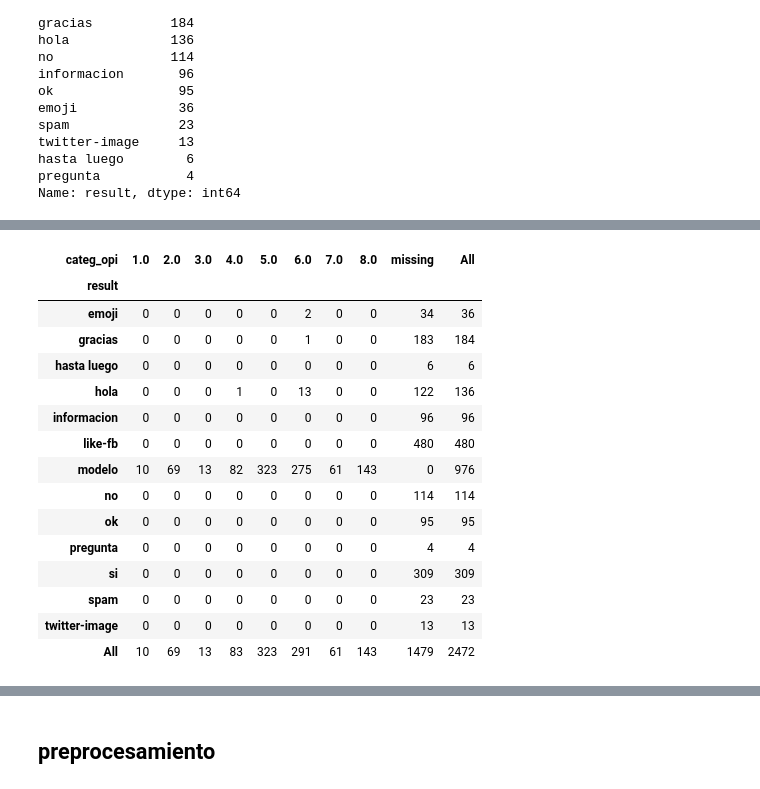
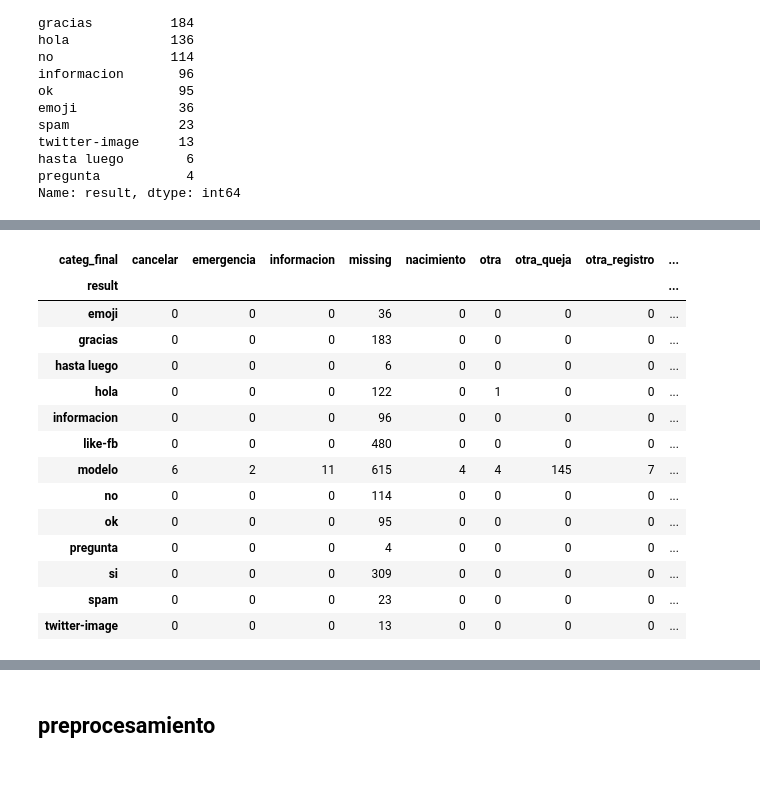
Before and after one commit to opintel/mi-salud, a Jupyter notebook: pipeline_modelo_2.ipynb, the cells around one changed output, grey strips where cells are left out. Cells and saved outputs as stored; diff of their text form; code cells hidden in the pictures.

```diff
--- a/pipeline_modelo_2.ipynb
+++ b/pipeline_modelo_2.ipynb
@@ -22,7 +22,7 @@ comparacion.csv         explora_loadings.csv    results_export_964.xlsx
 etiquetado.csv          exploracion
 etiquetado_pepe.csv     flujos_peticiones.csv
 # %%
-respuestas=pd.read_excel('./datos/results_export_964.xlsx', encoding='utf-8')
+respuestas=pd.read_excel('s3://presidencia-mi-salud/processed/results_export_964.xlsx', encoding='utf-8')
 # %%
 respuestas=respuestas[['Contact UUID', 'URN', 'Name', 'Groups', 'Response 9 (Text) - uncaught']]
 respuestas.columns=['id_contacto', 'urn', 'nombre_contacto', 'listas', 'texto']
@@ -58,7 +58,7 @@ hasta luego        6
 pregunta           4
 Name: result, dtype: int64
 # %%
-etiquetado=pd.read_csv('./datos/etiquetado_pepe.csv')
+etiquetado=pd.read_csv('s3://presidencia-mi-salud/processed/clasificacion_misalud.csv')
 # %%
 etiquetado.head()
 # %% [output]
@@ -71,3 +71,4 @@ etiquetado.head()
 # %%
-respuestas_etiquetas=pd.merge(respuestas, etiquetado[['id_contacto', 'categ_opi']],how='left',
+respuestas_etiquetas=pd.merge(respuestas, etiquetado[['id_contacto', 'categ_opi', 'Clasificacion final']],how='left',
                               on=['id_contacto'])
+print(respuestas_etiquetas.shape)
@@ -73,0 +98,3 @@ respuestas_etiquetas=pd.merge(respuestas, etiquetado[['id_contacto', 'categ_opi'
+# %%
+respuestas_etiquetas.columns= ['id_contacto', 'urn', 'nombre_contacto', 'listas', 'cc', 'result',
+       'texto', 'texto_proc', 'wc', 'categ_opi', 'categ_final']
@@ -74,22 +118,21 @@ respuestas_etiquetas=pd.merge(respuestas, etiquetado[['id_contacto', 'categ_opi'
 # %%
 pd.crosstab(respuestas_etiquetas.result.fillna('missing').astype(str),
-            respuestas_etiquetas.categ_opi.fillna('missing').astype(str), margins=True)
+            respuestas_etiquetas.categ_final.fillna('missing').astype(str))
 # %% [output]
-| categ_opi | 1.0 | 2.0 | 3.0 | 4.0 | 5.0 | 6.0 | 7.0 | 8.0 | missing | All |
-| result |  |  |  |  |  |  |  |  |  |  |
-| emoji | 0 | 0 | 0 | 0 | 0 | 2 | 0 | 0 | 34 | 36 |
-| gracias | 0 | 0 | 0 | 0 | 0 | 1 | 0 | 0 | 183 | 184 |
-| hasta luego | 0 | 0 | 0 | 0 | 0 | 0 | 0 | 0 | 6 | 6 |
-| hola | 0 | 0 | 0 | 1 | 0 | 13 | 0 | 0 | 122 | 136 |
-| informacion | 0 | 0 | 0 | 0 | 0 | 0 | 0 | 0 | 96 | 96 |
-| like-fb | 0 | 0 | 0 | 0 | 0 | 0 | 0 | 0 | 480 | 480 |
-| modelo | 10 | 69 | 13 | 82 | 323 | 275 | 61 | 143 | 0 | 976 |
-| no | 0 | 0 | 0 | 0 | 0 | 0 | 0 | 0 | 114 | 114 |
-| ok | 0 | 0 | 0 | 0 | 0 | 0 | 0 | 0 | 95 | 95 |
-| pregunta | 0 | 0 | 0 | 0 | 0 | 0 | 0 | 0 | 4 | 4 |
-| si | 0 | 0 | 0 | 0 | 0 | 0 | 0 | 0 | 309 | 309 |
-| spam | 0 | 0 | 0 | 0 | 0 | 0 | 0 | 0 | 23 | 23 |
-| twitter-image | 0 | 0 | 0 | 0 | 0 | 0 | 0 | 0 | 13 | 13 |
-| All | 10 | 69 | 13 | 83 | 323 | 291 | 61 | 143 | 1479 | 2472 |
+| categ_final | cancelar | emergencia | informacion | missing | nacimiento | otra | otra_queja | otra_registro | ... |
+| result |  |  |  |  |  |  |  |  | ... |
+| emoji | 0 | 0 | 0 | 36 | 0 | 0 | 0 | 0 | ... |
+| gracias | 0 | 0 | 0 | 183 | 0 | 0 | 0 | 0 | ... |
+| hasta luego | 0 | 0 | 0 | 6 | 0 | 0 | 0 | 0 | ... |
+| hola | 0 | 0 | 0 | 122 | 0 | 1 | 0 | 0 | ... |
+| informacion | 0 | 0 | 0 | 96 | 0 | 0 | 0 | 0 | ... |
+| like-fb | 0 | 0 | 0 | 480 | 0 | 0 | 0 | 0 | ... |
+| modelo | 6 | 2 | 11 | 615 | 4 | 4 | 145 | 7 | ... |
+| no | 0 | 0 | 0 | 114 | 0 | 0 | 0 | 0 | ... |
+| ok | 0 | 0 | 0 | 95 | 0 | 0 | 0 | 0 | ... |
+| pregunta | 0 | 0 | 0 | 4 | 0 | 0 | 0 | 0 | ... |
+| si | 0 | 0 | 0 | 309 | 0 | 0 | 0 | 0 | ... |
+| spam | 0 | 0 | 0 | 23 | 0 | 0 | 0 | 0 | ... |
+| twitter-image | 0 | 0 | 0 | 13 | 0 | 0 | 0 | 0 | ... |
 # %%
 respuestas_etiquetas=respuestas_etiquetas.loc[respuestas_etiquetas.result=='modelo']
```
Also changed, not shown: parts of 7 cells of this notebook.
